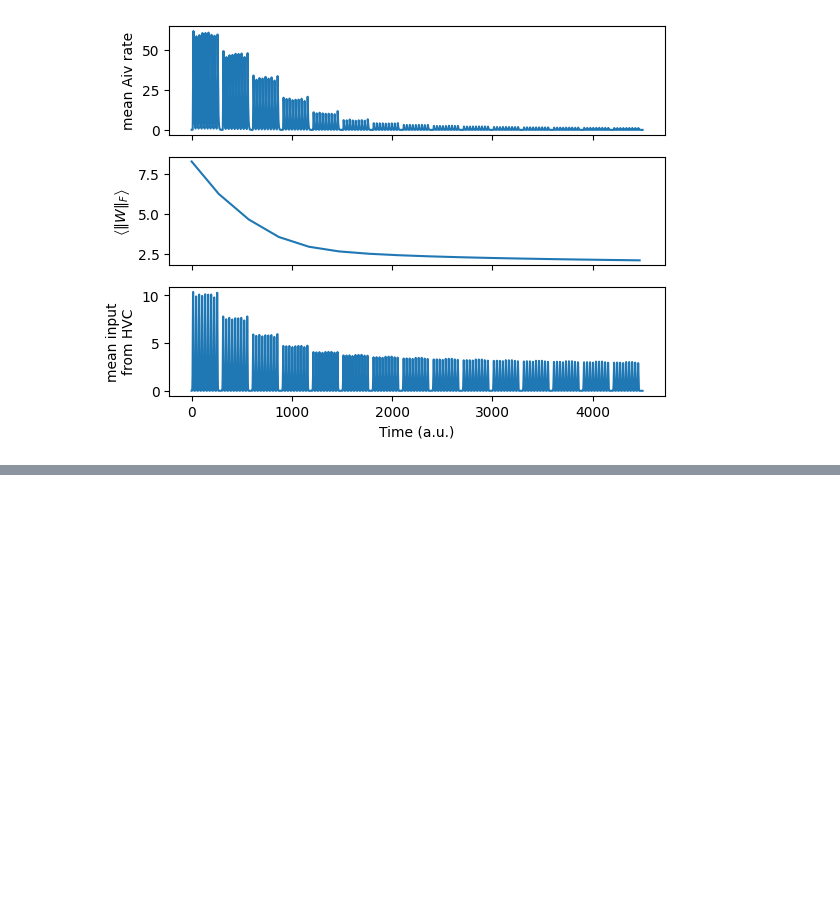
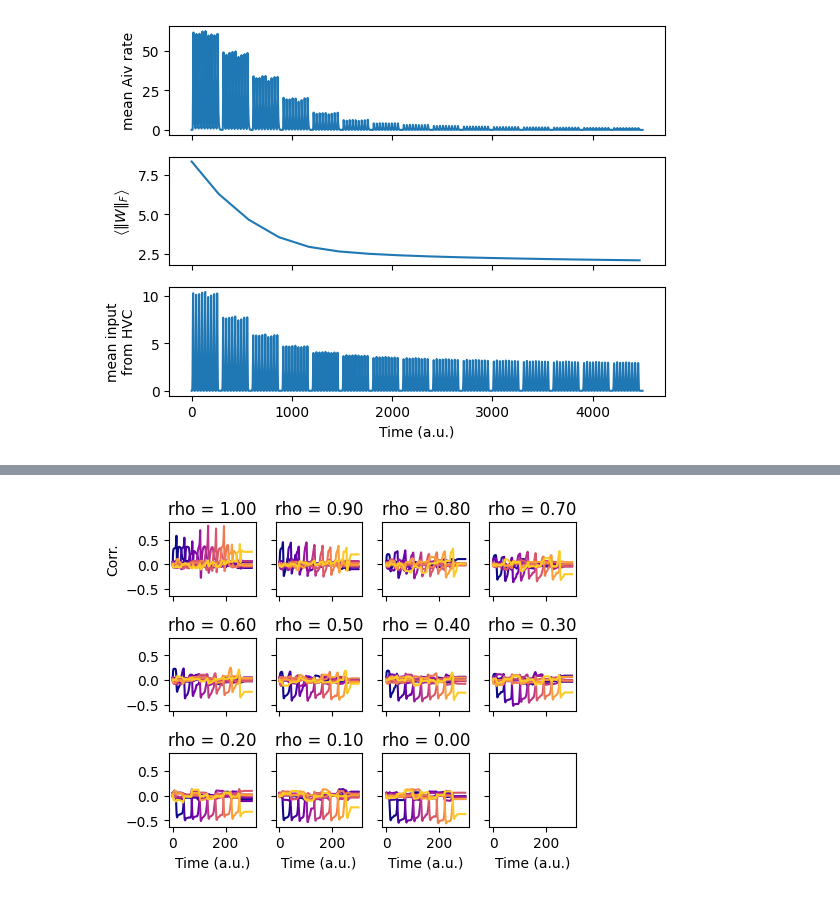
Before and after one commit to gongziyida/vocal-error-network, a Jupyter notebook: feedforward.ipynb, the cells around one changed output, grey strips where cells are left out. Saved outputs shown, nothing was run; the diff lists cells and outputs as text; code cells hidden in the pictures; blank space fills up the shorter version.

```diff
--- a/feedforward.ipynb
+++ b/feedforward.ipynb
@@ -157,0 +187,14 @@ ax[1].set(xlim=_[[0,-1]], xlabel='Input', ylabel='Rate')
+# %%
+fig, ax = plt.subplots(3, 4, sharey='all', sharex='all', figsize=(5, 4))
+for i in range(ax.shape[1]):
+    ax[-1,i].set(xlabel='Time (a.u.)')
+ax = ax.flatten()
+for i, (rho, corr) in enumerate(zip(rhos, corrs)):
+    for j in range(corr.shape[1]):
+        ax[i].plot(corr[:,j], c=cmap(j/corr.shape[1]))
+    ax[i].set(title='rho = %.2f' % rho)
+
+ax[0].set(ylabel='Corr.')
+fig.tight_layout()
+# %% [output]
+[figure, added]
```
Also changed, not shown: parts of 8 cells of this notebook, 2 other files.
